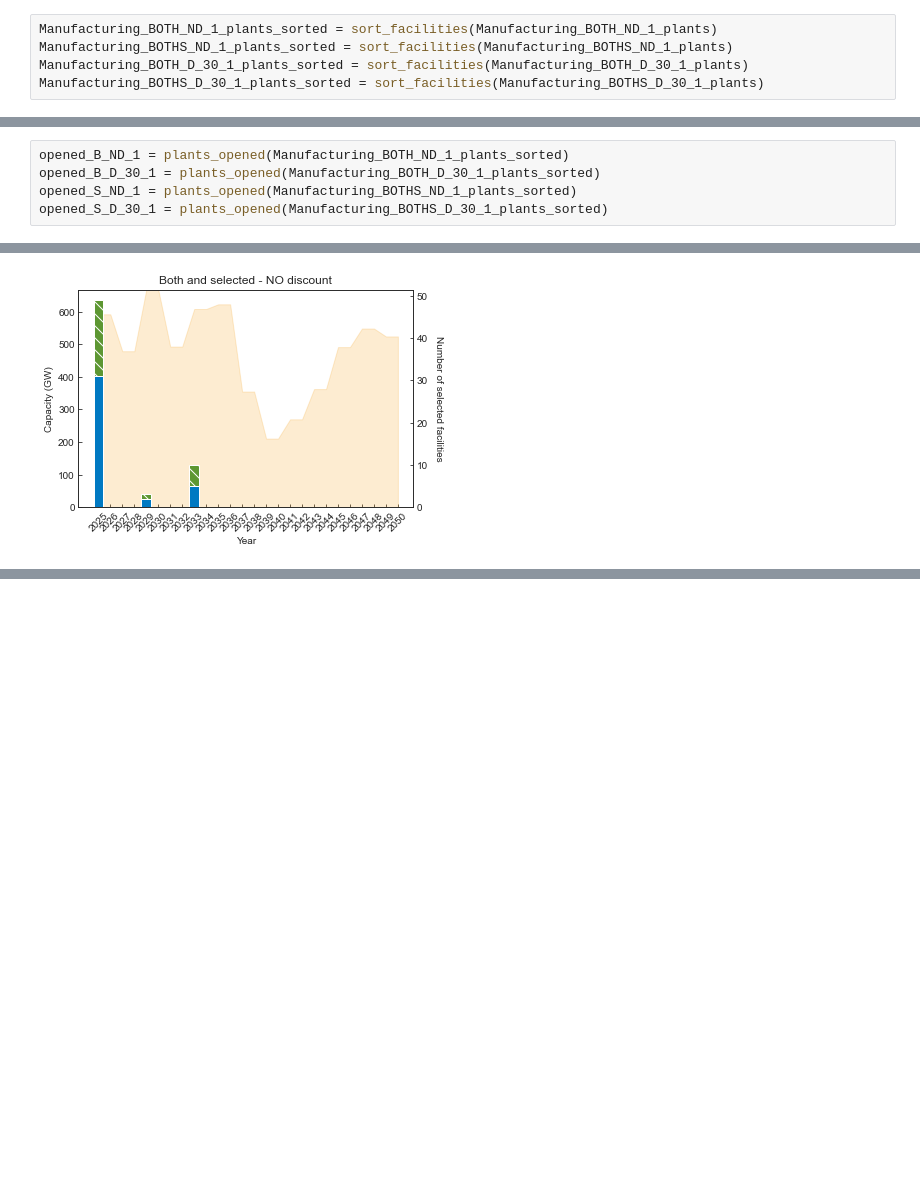
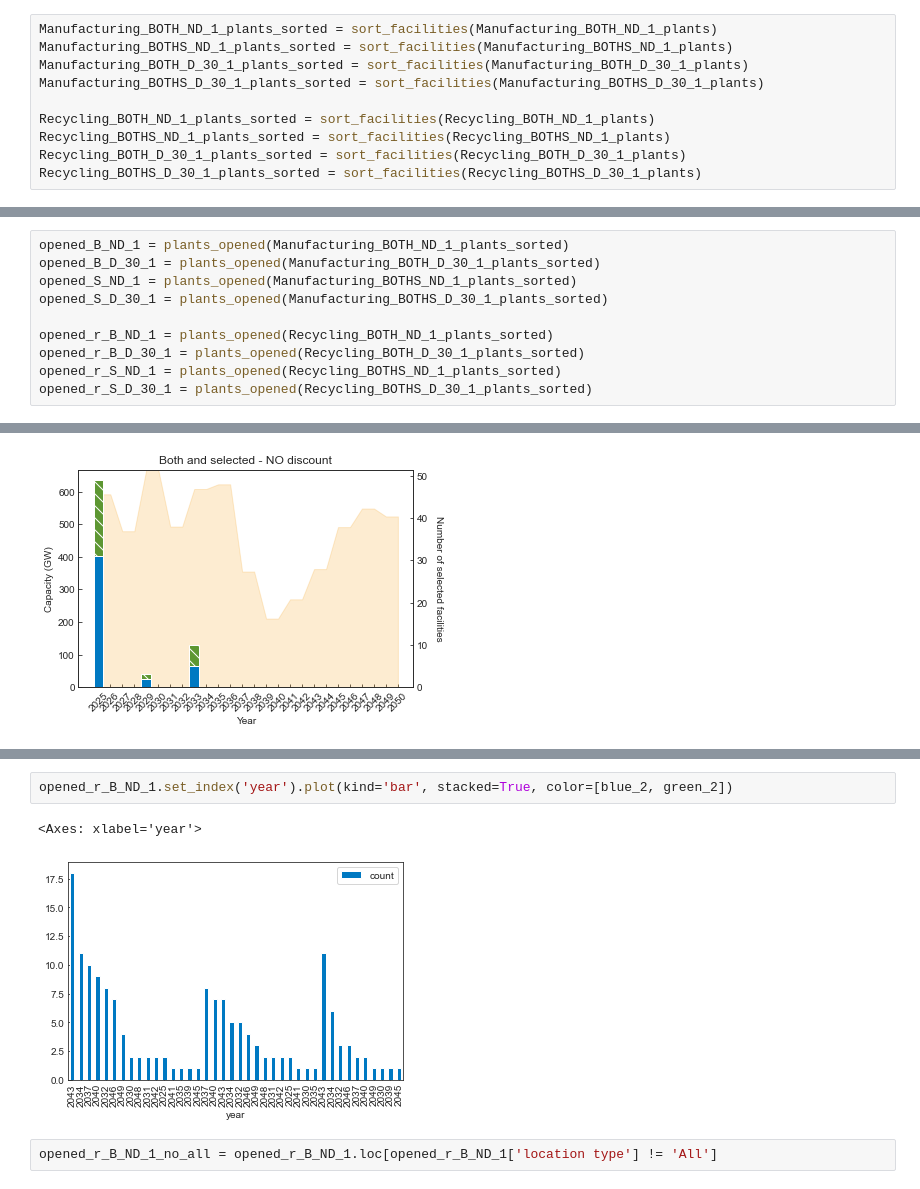
Before and after one commit to macmribo/RICE, a Jupyter notebook: 3_RELOG_simulation/manuscript_figure_generation/results.ipynb, the cells around one changed output, grey strips where cells are left out. Saved outputs shown, nothing was run; the diff lists cells and outputs as text; blank space fills up the shorter version.

```diff
--- a/3_RELOG_simulation/manuscript_figure_generation/results.ipynb
+++ b/3_RELOG_simulation/manuscript_figure_generation/results.ipynb
@@ -900,6 +900,11 @@ Manufacturing_BOTH_ND_1_plants_sorted = sort_facilities(Manufacturing_BOTH_ND_1_
 Manufacturing_BOTHS_ND_1_plants_sorted = sort_facilities(Manufacturing_BOTHS_ND_1_plants)
 Manufacturing_BOTH_D_30_1_plants_sorted = sort_facilities(Manufacturing_BOTH_D_30_1_plants)
 Manufacturing_BOTHS_D_30_1_plants_sorted = sort_facilities(Manufacturing_BOTHS_D_30_1_plants)
+
+Recycling_BOTH_ND_1_plants_sorted = sort_facilities(Recycling_BOTH_ND_1_plants)
+Recycling_BOTHS_ND_1_plants_sorted = sort_facilities(Recycling_BOTHS_ND_1_plants)
+Recycling_BOTH_D_30_1_plants_sorted = sort_facilities(Recycling_BOTH_D_30_1_plants)
+Recycling_BOTHS_D_30_1_plants_sorted = sort_facilities(Recycling_BOTHS_D_30_1_plants)
 # %%
 def plants_opened(df):
     df_NAICS = df.loc[(df['opening cost ($)'] > 1) & (df['location type'] == 'NAICS')]['year'].value_counts()
@@ -920,3 +925,8 @@ opened_B_ND_1 = plants_opened(Manufacturing_BOTH_ND_1_plants_sorted)
 opened_B_D_30_1 = plants_opened(Manufacturing_BOTH_D_30_1_plants_sorted)
 opened_S_ND_1 = plants_opened(Manufacturing_BOTHS_ND_1_plants_sorted)
 opened_S_D_30_1 = plants_opened(Manufacturing_BOTHS_D_30_1_plants_sorted)
+
+opened_r_B_ND_1 = plants_opened(Recycling_BOTH_ND_1_plants_sorted)
+opened_r_B_D_30_1 = plants_opened(Recycling_BOTH_D_30_1_plants_sorted)
+opened_r_S_ND_1 = plants_opened(Recycling_BOTHS_ND_1_plants_sorted)
+opened_r_S_D_30_1 = plants_opened(Recycling_BOTHS_D_30_1_plants_sorted)
@@ -1083,0 +1118,7 @@ for bar, pattern in zip(bars, patterns):
+# %%
+opened_r_B_ND_1.set_index('year').plot(kind='bar', stacked=True, color=[blue_2, green_2])
+# %% [output]
+<Axes: xlabel='year'>
+[figure, added]
+# %%
+opened_r_B_ND_1_no_all = opened_r_B_ND_1.loc[opened_r_B_ND_1['location type'] != 'All']
```
Also changed, not shown: parts of 20 cells of this notebook, 47 other files.
